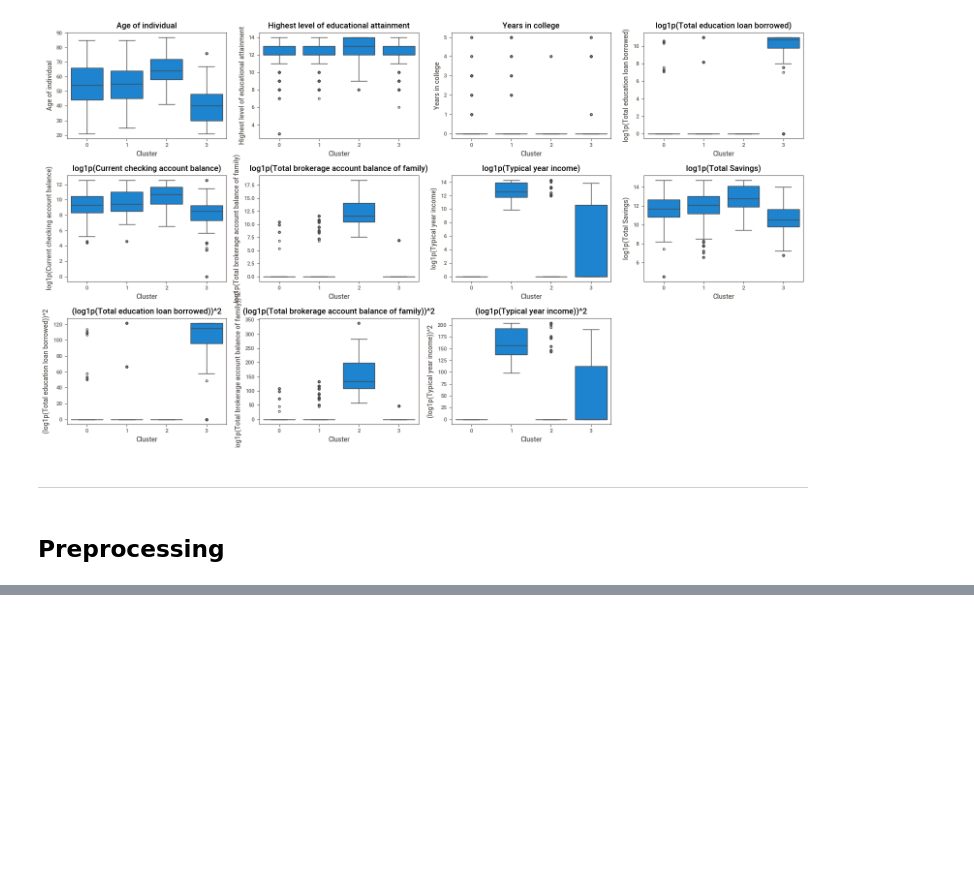
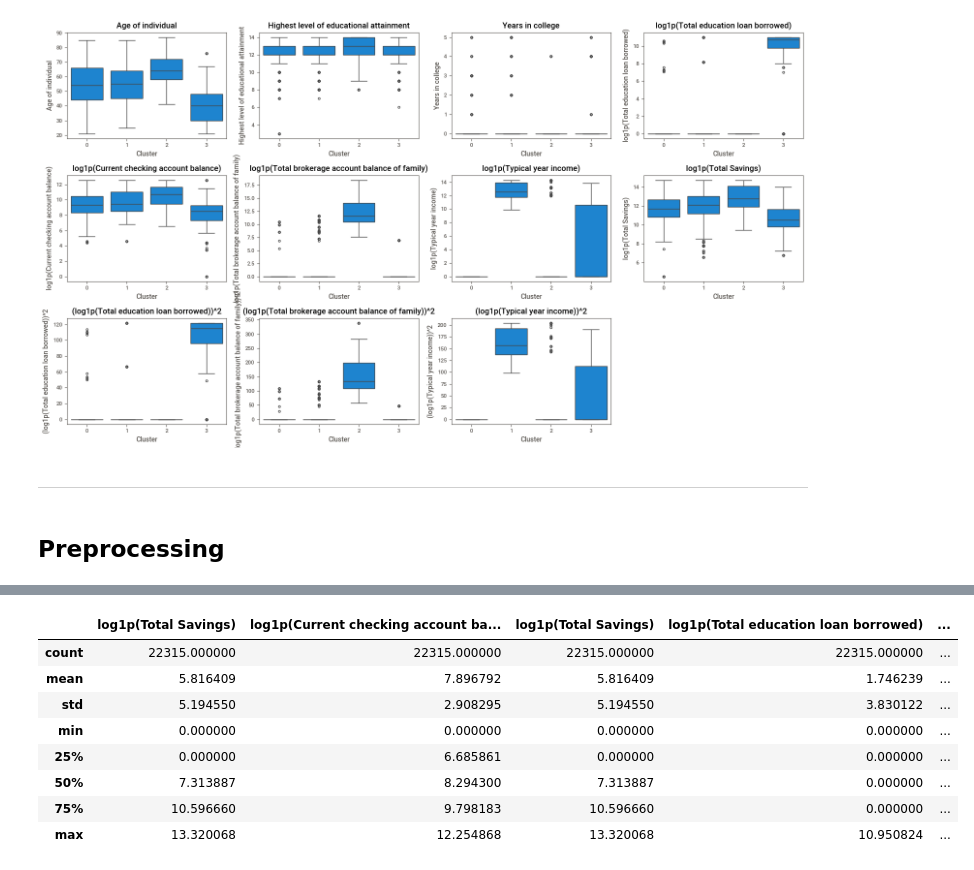
Before and after one commit to hwiminPark/ECON-495-Project, a Jupyter notebook: predict_individual_savings.ipynb, the cells around one changed output, grey strips where cells are left out. Cells and saved outputs as stored; diff of their text form; code cells hidden in the pictures; blank space fills up the shorter version.

Commit message:
Add fit pipeline

```diff
--- a/predict_individual_savings.ipynb
+++ b/predict_individual_savings.ipynb
@@ -535,3 +547,11 @@ pipeline = Pipeline([
     ('preprocessor', preprocessor),
     ('array_to_df', ArrayToDataFrame(end_cols))
 ])
+# %%
+# fit the pipeline
+
+preprocessed_data = pipeline.fit_transform(df)
+# %%
+# reorder columns so that total savings is first
+
+preprocessed_data = preprocessed_data[['log1p(Total Savings)'] + list(preprocessed_data.columns[1:])]
@@ -537,0 +581,12 @@ pipeline = Pipeline([
+# %%
+preprocessed_data.describe()
+# %% [output]
+|  | log1p(Total Savings) | log1p(Current checking account ba... | log1p(Total Savings) | log1p(Total education loan borrowed) | ... |
+| count | 22315.000000 | 22315.000000 | 22315.000000 | 22315.000000 | ... |
+| mean | 5.816409 | 7.896792 | 5.816409 | 1.746239 | ... |
+| std | 5.194550 | 2.908295 | 5.194550 | 3.830122 | ... |
+| min | 0.000000 | 0.000000 | 0.000000 | 0.000000 | ... |
+| 25% | 0.000000 | 6.685861 | 0.000000 | 0.000000 | ... |
+| 50% | 7.313887 | 8.294300 | 7.313887 | 0.000000 | ... |
+| 75% | 10.596660 | 9.798183 | 10.596660 | 0.000000 | ... |
+| max | 13.320068 | 12.254868 | 13.320068 | 10.950824 | ... |
```
Also changed, not shown: parts of 3 cells of this notebook.
